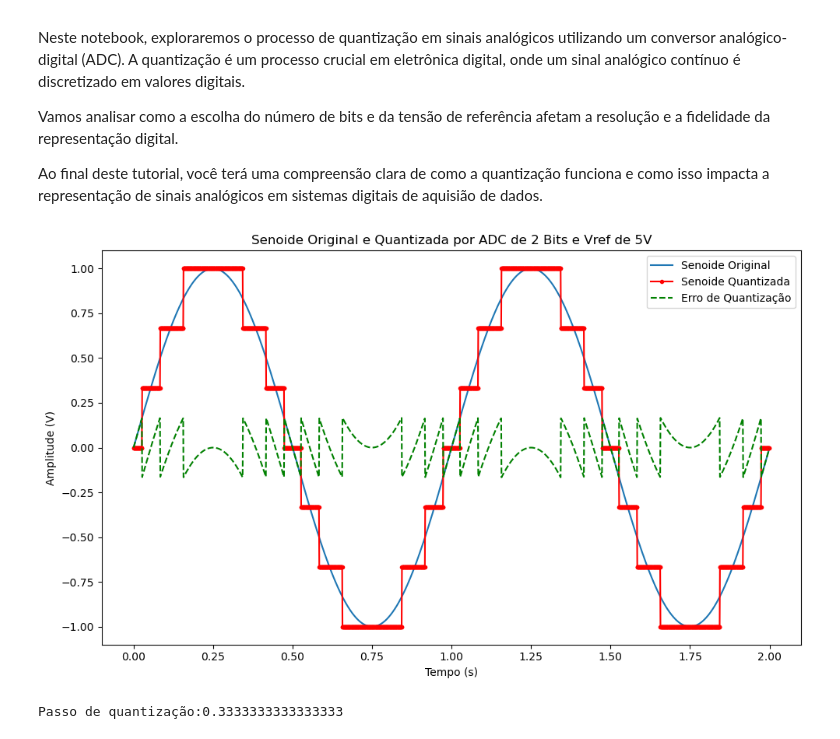
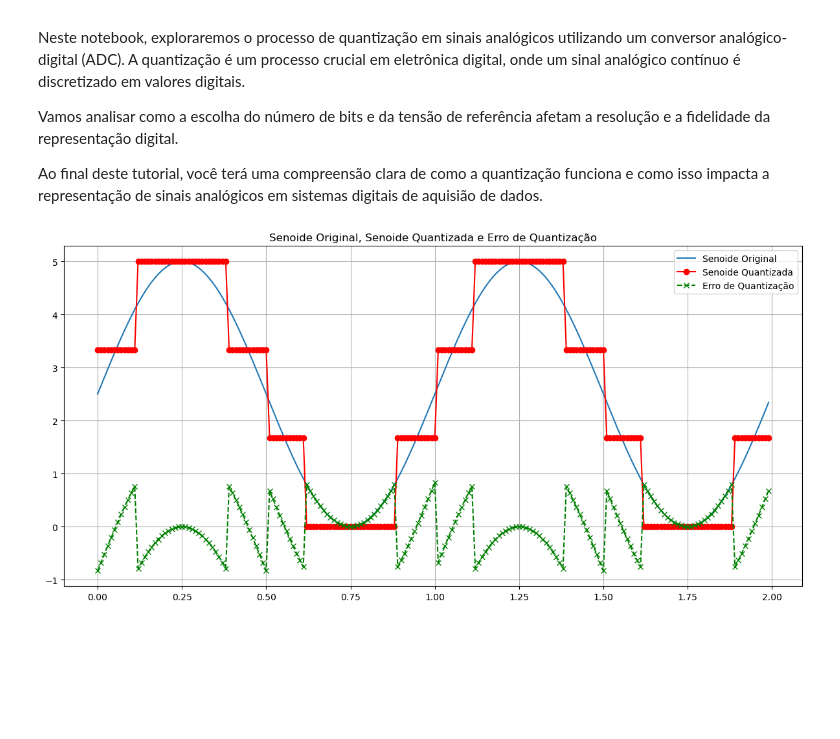
Before and after one commit to samirmartins/InstrumentacaoMedidas, a Jupyter notebook: scripts/quantizacao_ADC.ipynb, the cells around one changed output. Saved outputs shown, nothing was run; the diff lists cells and outputs as text; code cells hidden in the pictures; blank space fills up the shorter version.

Commit message:
Corrigindo valores negativos em quantizacao_ADC.ipynb

```diff
--- a/scripts/quantizacao_ADC.ipynb
+++ b/scripts/quantizacao_ADC.ipynb
@@ -9,43 +9,37 @@ Ao final deste tutorial, você terá uma compreensão clara de como a quantizaç
 # %%
 import numpy as np
 import matplotlib.pyplot as plt
 
-# Parâmetros da senoide
-frequencia = 1     # Frequência de 1 Hz
-amplitude = 1      # Amplitude de 1V
-Vmin = 0           # Valor mínimo da senoide (deslocada)
-periodo = 1 / frequencia
+# Parâmetros
+Vref = 5  # Tensão de referência (5V)
+bits = 2  # Número de bits do conversor analógico-digital
+amplitude = 2.5  # Amplitude da senoide (2.5V)
+deslocamento = 2.5  # Deslocamento da senoide (2.5V)
+frequencia = 1  # Frequência da senoide (1 Hz)
+periodo = 1 / frequencia  # Período da senoide
+taxa_amostragem = 100 * frequencia  # Taxa de amostragem (garante boa representação)
 
-# Parâmetros do ADC (menos bits e Vref maior)
-bits = 4           # Número de bits do ADC (2 bits)
-Vref = 5.0         # Tensão de referência de 5V
-
-# Gere a senoide
-tempo = np.arange(0, 2 * periodo, 1/1000)  # 2 períodos completos, mais pontos
-senoide = amplitude * np.sin(2 * np.pi * frequencia * tempo) + Vmin
+# Gere a senoide original
+tempo = np.arange(0, 2 * periodo, 1 / taxa_amostragem)
+senoide_original = amplitude * np.sin(2 * np.pi * frequencia * tempo) + deslocamento
 
 # Quantização
-passo_quantizacao = Vref / (2 ** bits-1)  # Passo de quantização
-senoide_quantizada = np.round((senoide - Vmin) / passo_quantizacao) * passo_quantizacao + Vmin
+nivel_quantizacao = 2 ** bits
+intervalo_quantizacao = Vref / (nivel_quantizacao - 1)
+senoide_quantizada = np.round(senoide_original / intervalo_quantizacao) * intervalo_quantizacao
 
-# Erro de quantização
-erro_quantizacao = senoide - senoide_quantizada
+# Erro de Quantização
+erro_quantizacao = senoide_original - senoide_quantizada
 
-# Plote os resultados na mesma imagem
-plt.figure(figsize=(10, 6))
-
-plt.plot(tempo, senoide, label='Senoide Original')
-plt.plot(tempo, senoide_quantizada, label='Senoide Quantizada', color='red', marker='o', linestyle='-', markersize=3)
-plt.plot(tempo, erro_quantizacao, label='Erro de Quantização', color='green', linestyle='--')
-plt.xlabel('Tempo (s)')
-plt.ylabel('Amplitude (V)')
-plt.title('Senoide Original e Quantizada por ADC de 2 Bits e Vref de 5V')
+# Plote os resultados no mesmo eixo
+plt.figure(figsize=(12, 6))
+plt.plot(tempo, senoide_original, label='Senoide Original')
+plt.plot(tempo, senoide_quantizada, label='Senoide Quantizada', color='red', marker='o', linestyle='-')
+plt.plot(tempo, erro_quantizacao, label='Erro de Quantização', color='green', marker='x', linestyle='--')
+plt.title('Senoide Original, Senoide Quantizada e Erro de Quantização')
+plt.grid(True)
 plt.legend()
-
 plt.tight_layout()
 plt.show()
-
-print(f'Passo de quantização:{passo_quantizacao}')
 # %% [output]
-[figure, old version]
+[figure, new version]
-Passo de quantização:0.3333333333333333
```
